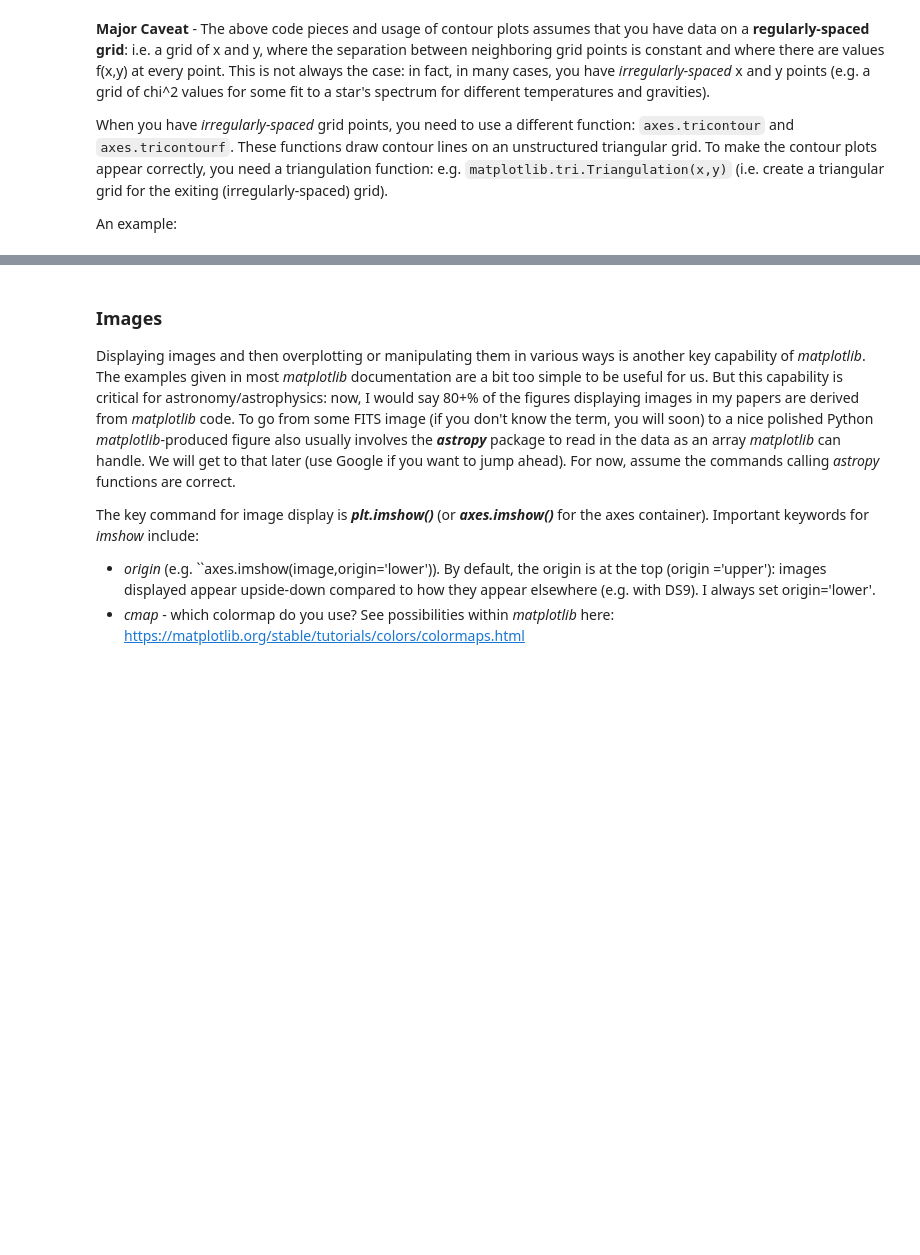
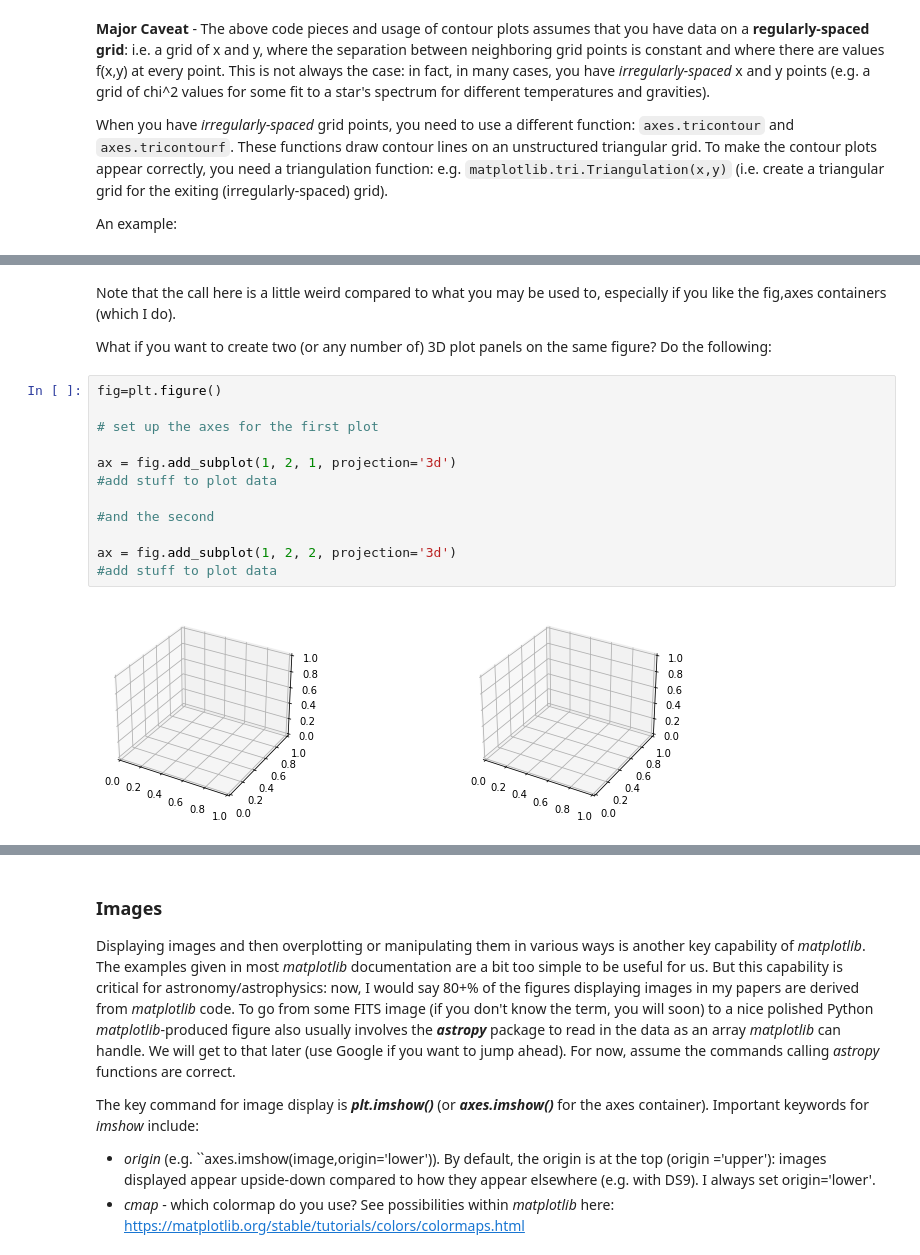
Before and after one commit to thaynecurrie/phys7943_fall2023, a Jupyter notebook: ScientificPythonNotes/Matplotlib/Python_matplotlib_part3revised.ipynb, the cells around one changed output, grey strips where cells are left out. Cells and saved outputs as stored; diff of their text form; blank space fills up the shorter version.

Commit message:
final revised notes for part3 matplotlib

```diff
--- a/ScientificPythonNotes/Matplotlib/Python_matplotlib_part3revised.ipynb
+++ b/ScientificPythonNotes/Matplotlib/Python_matplotlib_part3revised.ipynb
@@ -491,0 +491,18 @@ The APIs for the relevant functions are here:
+# %% [markdown]
+Note that the call here is a little weird compared to what you may be used to, especially if you like the fig,axes containers (which I do).
+
+What if you want to create two (or any number of) 3D plot panels on the same figure?   Do the following:
+# %%
+fig=plt.figure()
+
+# set up the axes for the first plot
+
+ax = fig.add_subplot(1, 2, 1, projection='3d')
+#add stuff to plot data
+
+#and the second
+
+ax = fig.add_subplot(1, 2, 2, projection='3d')
+#add stuff to plot data
+# %% [output]
+[figure, added]
```
Also changed, not shown: parts of 51 cells of this notebook, 4 other files.
